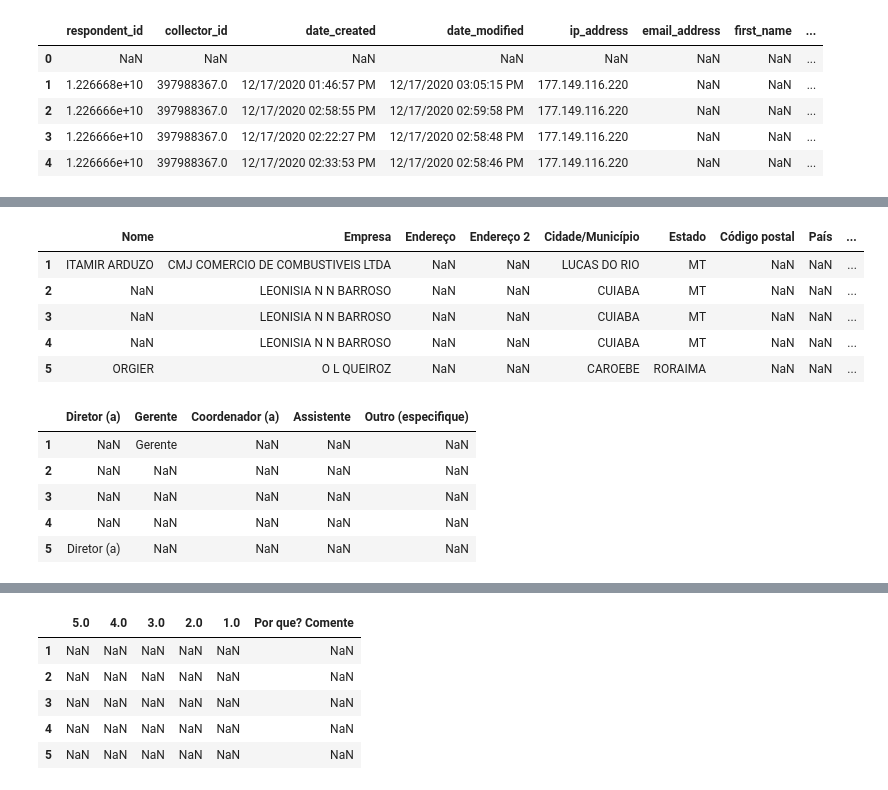
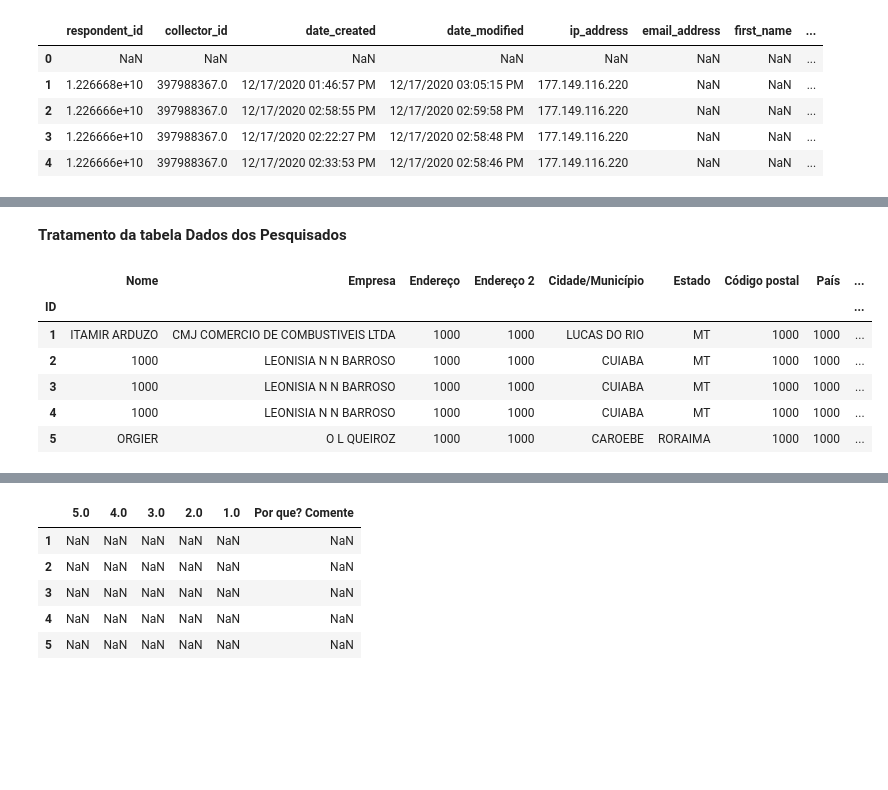
Before and after one commit to DevNicque/MyCods, a Jupyter notebook: base_atem_transformer.ipynb, the cells around one changed output, grey strips where cells are left out. Cells and saved outputs as stored; diff of their text form; code cells hidden in the pictures; blank space fills up the shorter version.

Commit message:
Tratamento das tabelas

```diff
--- a/base_atem_transformer.ipynb
+++ b/base_atem_transformer.ipynb
@@ -25,0 +39,3 @@ df1.head()
+# %%
+df = df.fillna(value=1000)
+df.head()
@@ -26,26 +104,17 @@ df1.head()
+# %% [markdown]
+**Tratamento da tabela Dados dos Pesquisados**
 # %%
 df2 = df.loc[:,'Digite os dados do pesquisado':'Unnamed: 18']
 df2.columns = df2.loc[0]
 df2 = df2.drop(0)
+df2.index = df2.index.rename('ID')
 
 df2.head()
 # %% [output]
 |  | Nome | Empresa | Endereço | Endereço 2 | Cidade/Município | Estado | Código postal | País | ... |
-| 1 | ITAMIR ARDUZO | CMJ COMERCIO DE COMBUSTIVEIS LTDA | NaN | NaN | LUCAS DO RIO | MT | NaN | NaN | ... |
-| 2 | NaN | LEONISIA N N BARROSO | NaN | NaN | CUIABA | MT | NaN | NaN | ... |
-| 3 | NaN | LEONISIA N N BARROSO | NaN | NaN | CUIABA | MT | NaN | NaN | ... |
-| 4 | NaN | LEONISIA N N BARROSO | NaN | NaN | CUIABA | MT | NaN | NaN | ... |
-| 5 | ORGIER | O L QUEIROZ | NaN | NaN | CAROEBE | RORAIMA | NaN | NaN | ... |
+| ID |  |  |  |  |  |  |  |  | ... |
+| 1 | ITAMIR ARDUZO | CMJ COMERCIO DE COMBUSTIVEIS LTDA | 1000 | 1000 | LUCAS DO RIO | MT | 1000 | 1000 | ... |
+| 2 | 1000 | LEONISIA N N BARROSO | 1000 | 1000 | CUIABA | MT | 1000 | 1000 | ... |
+| 3 | 1000 | LEONISIA N N BARROSO | 1000 | 1000 | CUIABA | MT | 1000 | 1000 | ... |
+| 4 | 1000 | LEONISIA N N BARROSO | 1000 | 1000 | CUIABA | MT | 1000 | 1000 | ... |
+| 5 | ORGIER | O L QUEIROZ | 1000 | 1000 | CAROEBE | RORAIMA | 1000 | 1000 | ... |
-# %%
-df3 = df.loc[:,'Qual o cargo do respondente?':'Unnamed: 23']
-df3.columns = df3.loc[0]
-df3 = df3.drop(0)
-
-df3.head()
-# %% [output]
-|  | Diretor (a) | Gerente | Coordenador (a) | Assistente | Outro (especifique) |
-| 1 | NaN | Gerente | NaN | NaN | NaN |
-| 2 | NaN | NaN | NaN | NaN | NaN |
-| 3 | NaN | NaN | NaN | NaN | NaN |
-| 4 | NaN | NaN | NaN | NaN | NaN |
-| 5 | Diretor (a) | NaN | NaN | NaN | NaN |
```
Also changed, not shown: parts of 26 cells of this notebook.
